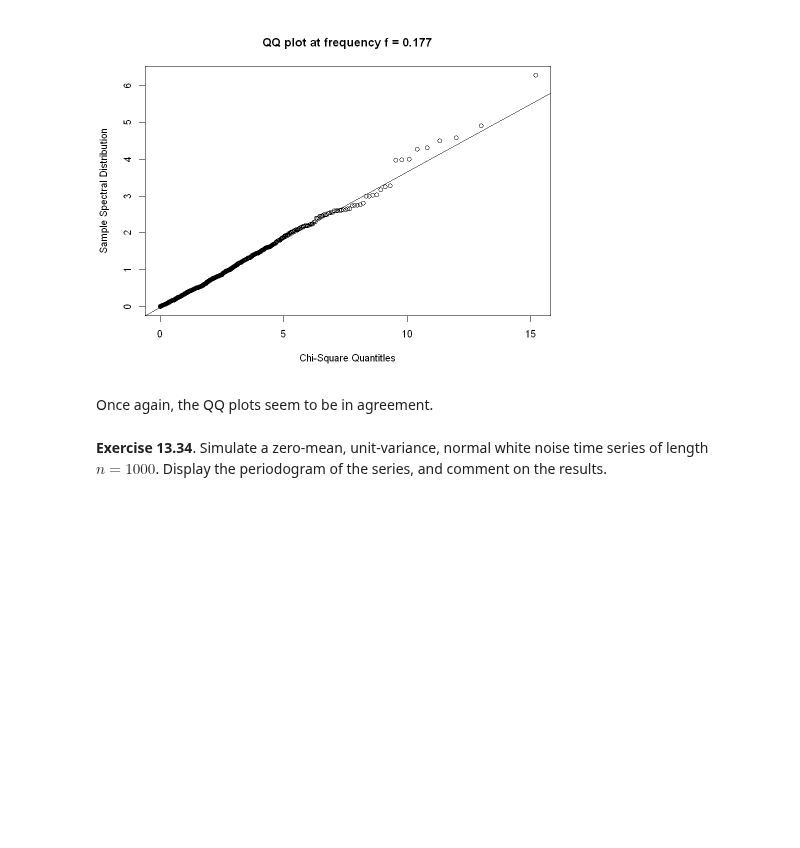
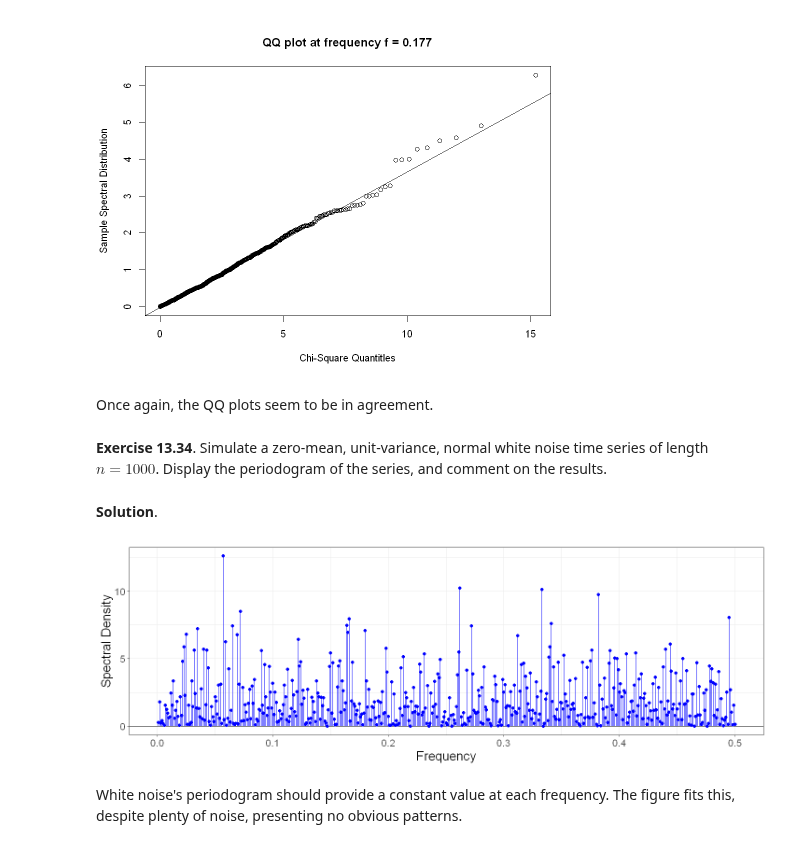
Before and after one commit to telmo-correa/time-series-analysis, a Jupyter notebook: R/Chapter 13 (Ex 31 - 34) - Introduction to Spectral Analysis.ipynb, the cells around one changed output. Drawn from its saved outputs; the diff is of its cells as text; code cells hidden in the pictures; blank space fills up the shorter version.

```diff
--- a/R/Chapter 13 (Ex 31 - 34) - Introduction to Spectral Analysis.ipynb
+++ b/R/Chapter 13 (Ex 31 - 34) - Introduction to Spectral Analysis.ipynb
@@ -254,3 +254,27 @@ plot_frequency(Pxx, 17, f[17])
 Once again, the QQ plots seem to be in agreement.
 # %% [markdown]
 **Exercise 13.34**.  Simulate a zero-mean, unit-variance, normal white noise time series of length $n = 1000$. Display the periodogram of the series, and comment on the results.
+# %% [markdown]
+**Solution**.
+# %%
+set.seed(0)
+
+n = 1000
+Y = rnorm(n)
+# %%
+options(repr.plot.width=12, repr.plot.height=4)
+
+p = periodogram(Y, plot=F)
+f = p$freq
+Pxx = p$spec
+
+ggplot() +
+  geom_hline(yintercept=0, color='black') +
+  geom_point(aes(x=f, y=Pxx), color='blue') +
+  geom_segment(aes(x=f, y=Pxx, xend=f, yend=0), color='blue') +
+  xlab('Frequency') + ylab('Spectral Density') +
+  theme_bw() + theme(text = element_text(size=16))
+# %% [output]
+[figure, added]
+# %% [markdown]
+White noise's periodogram should provide a constant value at each frequency.  The figure fits this, despite plenty of noise, presenting no obvious patterns.
```
Also changed, not shown: 1 other file.
